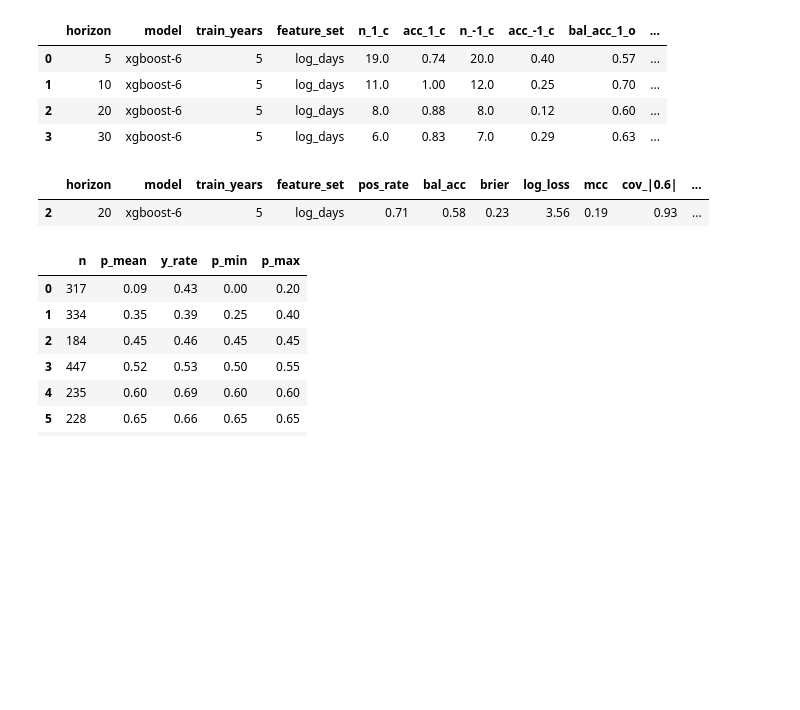
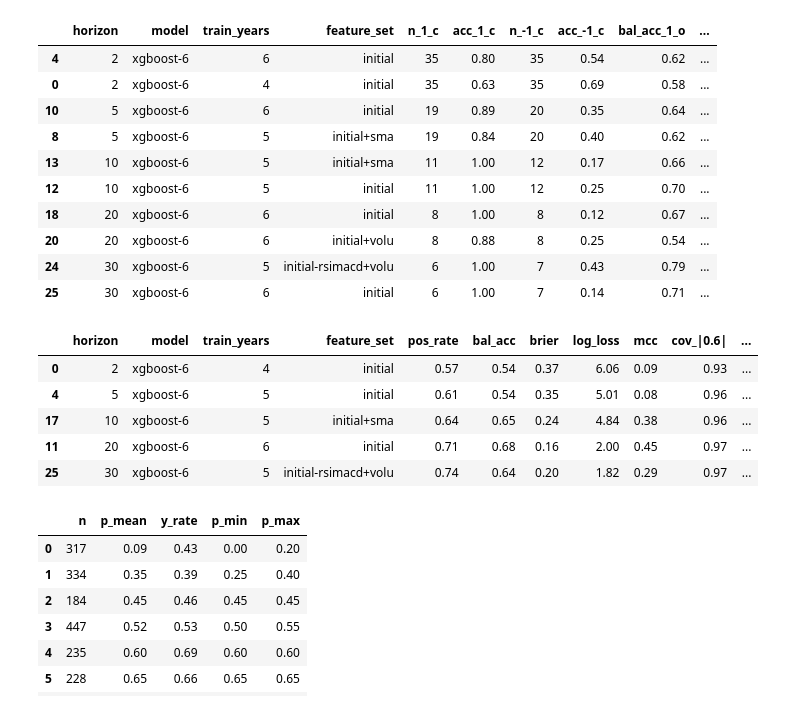
Before and after one commit to bchase17/Stocks, a Jupyter notebook: performance_assessment.ipynb, the cells around one changed output. Drawn from its saved outputs; the diff is of its cells as text; code cells hidden in the pictures; blank space fills up the shorter version.

```diff
--- a/performance_assessment.ipynb
+++ b/performance_assessment.ipynb
@@ -173,51 +171,45 @@ returns = [2, 5, 10, 20, 30]
 by_r, all_out, d = flip_bucket_tables_multi_dual(
     df_daily=df_daily,
     perf_df=perf_df,
     returns=returns,
     K=3,
 )
 
 # horizon 10 table
 by_r[10].sort_values(["wba_close", "wba_open"], ascending=False).head(25)
 
 # all horizons combined
 perf_columns = ['horizon', 'model', 'train_years', 'feature_set', 'n_1_c', 'acc_1_c', 'n_-1_c', 'acc_-1_c',
                  'bal_acc_1_o', 'bal_acc_2_o', 'bal_acc_3_o', 'bal_acc_3p_o', 'wba_open', 'wba_close']
 
 # top per horizon (ranked by MCC desc, then Brier asc)
 top_by_horizon = (
     all_out
     .sort_values(["horizon", 'wba_close', 'wba_open'], ascending=[True, False, False])
     .groupby("horizon", as_index=False, sort=False)
-    .head(50)
+    .head(2)
 )
 
 # top 2 per horizon + anything containing "-rsi" in feature_set
 top2 = (
     all_out
     .sort_values(["horizon", "wba_open", "wba_close"], ascending=[True, False, False])
     .groupby("horizon", sort=False)
     .head(6)
 )
-"""
-rsi = all_out[all_out["feature_set"].astype(str).str.contains(r"-rsi", case=False, na=False)]
-
-top_by_horizon = (
-    pd.concat([top2, rsi], ignore_index=False)
-      .drop_duplicates(subset=["horizon", "feature_set"], keep="first")
-      .sort_values(["horizon", "wba_close", "wba_open"], ascending=[True, False, False])
-      .reset_index(drop=True)
-)
-
-"""
-other_df = top_by_horizon.copy()
-top_by_horizon[perf_columns][(top_by_horizon['model'] == 'xgboost-6') & (top_by_horizon['horizon'] > 2)].round(2)
+top_by_horizon[perf_columns].round(2)
 # %% [output]
 |  | horizon | model | train_years | feature_set | n_1_c | acc_1_c | n_-1_c | acc_-1_c | bal_acc_1_o | ... |
-| 0 | 5 | xgboost-6 | 5 | log_days | 19.0 | 0.74 | 20.0 | 0.40 | 0.57 | ... |
-| 1 | 10 | xgboost-6 | 5 | log_days | 11.0 | 1.00 | 12.0 | 0.25 | 0.70 | ... |
-| 2 | 20 | xgboost-6 | 5 | log_days | 8.0 | 0.88 | 8.0 | 0.12 | 0.60 | ... |
-| 3 | 30 | xgboost-6 | 5 | log_days | 6.0 | 0.83 | 7.0 | 0.29 | 0.63 | ... |
+| 4 | 2 | xgboost-6 | 6 | initial | 35 | 0.80 | 35 | 0.54 | 0.62 | ... |
+| 0 | 2 | xgboost-6 | 4 | initial | 35 | 0.63 | 35 | 0.69 | 0.58 | ... |
+| 10 | 5 | xgboost-6 | 6 | initial | 19 | 0.89 | 20 | 0.35 | 0.64 | ... |
+| 8 | 5 | xgboost-6 | 5 | initial+sma | 19 | 0.84 | 20 | 0.40 | 0.62 | ... |
+| 13 | 10 | xgboost-6 | 5 | initial+sma | 11 | 1.00 | 12 | 0.17 | 0.66 | ... |
+| 12 | 10 | xgboost-6 | 5 | initial | 11 | 1.00 | 12 | 0.25 | 0.70 | ... |
+| 18 | 20 | xgboost-6 | 6 | initial | 8 | 1.00 | 8 | 0.12 | 0.67 | ... |
+| 20 | 20 | xgboost-6 | 6 | initial+volu | 8 | 0.88 | 8 | 0.25 | 0.54 | ... |
+| 24 | 30 | xgboost-6 | 5 | initial-rsimacd+volu | 6 | 1.00 | 7 | 0.43 | 0.79 | ... |
+| 25 | 30 | xgboost-6 | 6 | initial | 6 | 1.00 | 7 | 0.14 | 0.71 | ... |
 # %%
 import numpy as np
 import pandas as pd
@@ -285,14 +277,18 @@ top_by_horizon = (
     metrics_df
     .sort_values(["horizon", "composite", "log_loss"], ascending=[True, False, False])
     .groupby("horizon", as_index=False, sort=False)
-    .head(4)
+    .head(1)
 )
 
 #top_by_horizon.to_csv('top_performers.csv', index=False)
 top_by_horizon.round(2)
 # %% [output]
 |  | horizon | model | train_years | feature_set | pos_rate | bal_acc | brier | log_loss | mcc | cov_|0.6| | ... |
-| 2 | 20 | xgboost-6 | 5 | log_days | 0.71 | 0.58 | 0.23 | 3.56 | 0.19 | 0.93 | ... |
+| 0 | 2 | xgboost-6 | 4 | initial | 0.57 | 0.54 | 0.37 | 6.06 | 0.09 | 0.93 | ... |
+| 4 | 5 | xgboost-6 | 5 | initial | 0.61 | 0.54 | 0.35 | 5.01 | 0.08 | 0.96 | ... |
+| 17 | 10 | xgboost-6 | 5 | initial+sma | 0.64 | 0.65 | 0.24 | 4.84 | 0.38 | 0.96 | ... |
+| 11 | 20 | xgboost-6 | 6 | initial | 0.71 | 0.68 | 0.16 | 2.00 | 0.45 | 0.97 | ... |
+| 25 | 30 | xgboost-6 | 5 | initial-rsimacd+volu | 0.74 | 0.64 | 0.20 | 1.82 | 0.29 | 0.97 | ... |
 # %%
 def calibration_table(g, n_bins=8):
     y = g[y_col].astype(int).to_numpy()
```
Also changed, not shown: parts of 1 cell of this notebook, 3 other files.
